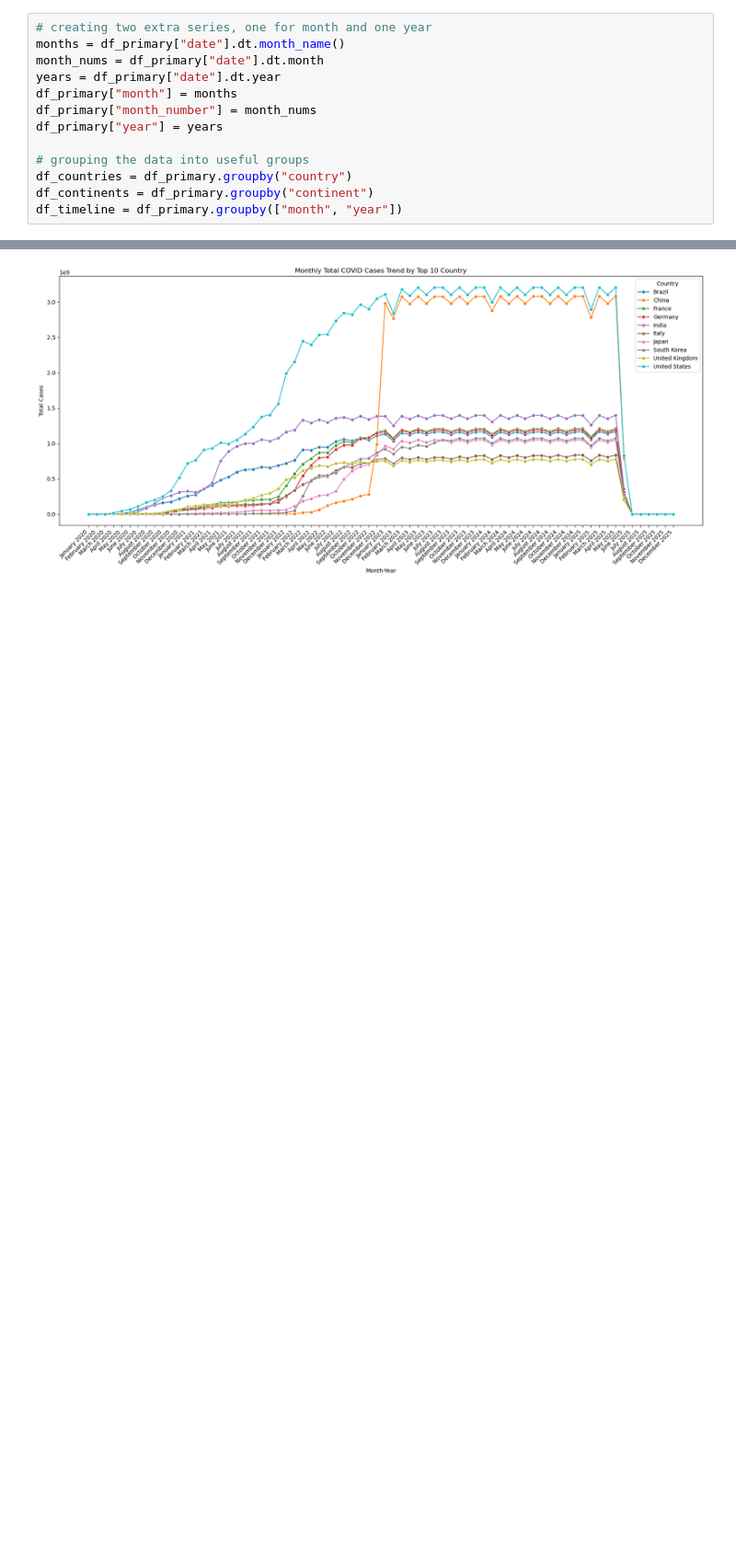
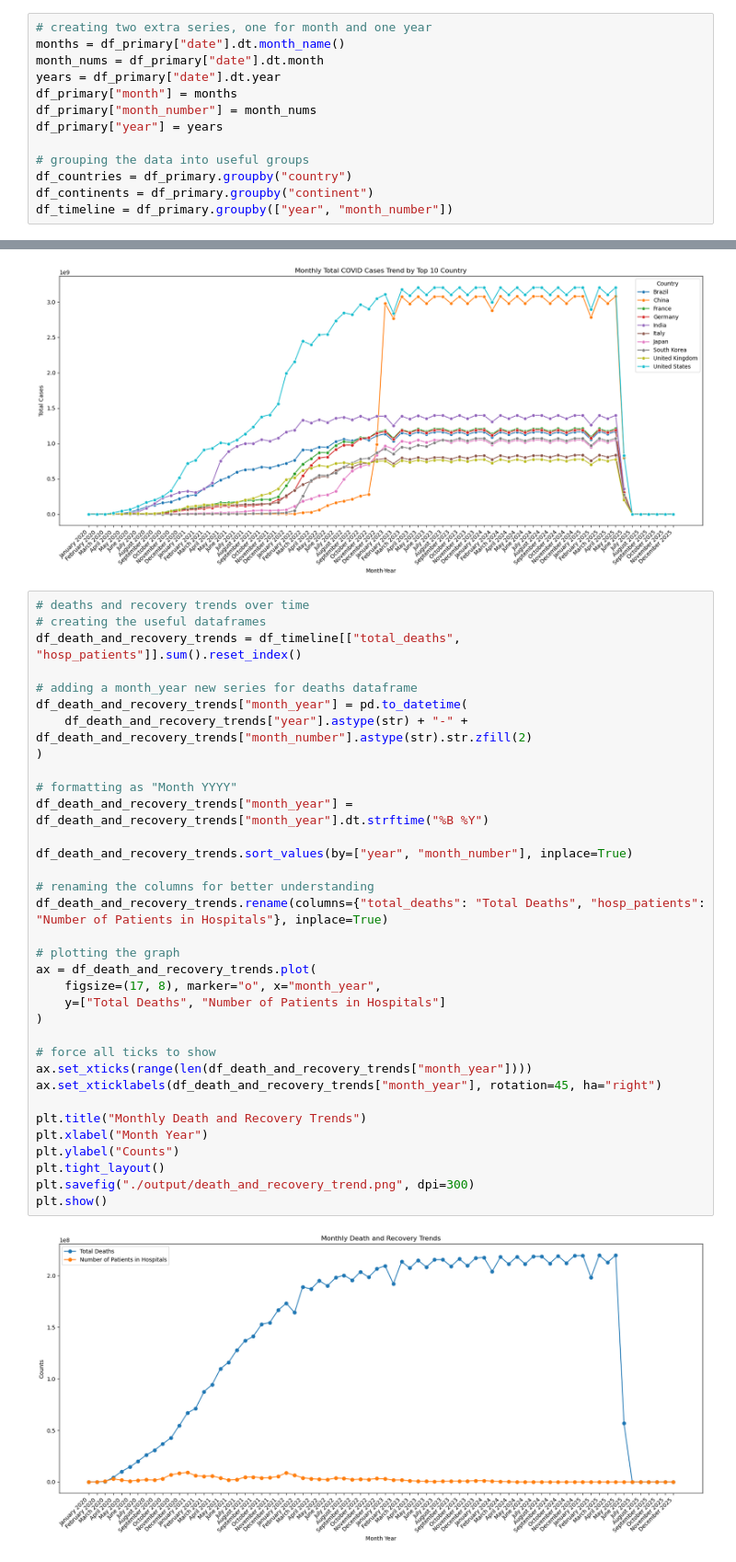
Before and after one commit to HammadAli132/COVID-19-Data-Analysis, a Jupyter notebook: covid-19-data-analysis.ipynb, the cells around one changed output, grey strips where cells are left out. Shown at 92% size. Saved outputs shown, nothing was run; the diff lists cells and outputs as text; blank space fills up the shorter version.

Commit message:
Death and recovery trend done

```diff
--- a/covid-19-data-analysis.ipynb
+++ b/covid-19-data-analysis.ipynb
@@ -52,7 +52,7 @@ df_primary["year"] = years
 # grouping the data into useful groups
 df_countries = df_primary.groupby("country")
 df_continents = df_primary.groupby("continent")
-df_timeline = df_primary.groupby(["month", "year"])
+df_timeline = df_primary.groupby(["year", "month_number"])
 # %% [markdown]
 # Trend Analysis
 # %%
@@ -97,3 +97,39 @@ plt.savefig("./output/monthly_cases_trend.png", dpi=300)
 plt.show()
 # %% [output]
 [figure]
+# %%
+# deaths and recovery trends over time
+# creating the useful dataframes
+df_death_and_recovery_trends = df_timeline[["total_deaths", "hosp_patients"]].sum().reset_index()
+
+# adding a month_year new series for deaths dataframe
+df_death_and_recovery_trends["month_year"] = pd.to_datetime(
+    df_death_and_recovery_trends["year"].astype(str) + "-" + df_death_and_recovery_trends["month_number"].astype(str).str.zfill(2)
+)
+
+# formatting as "Month YYYY"
+df_death_and_recovery_trends["month_year"] = df_death_and_recovery_trends["month_year"].dt.strftime("%B %Y")
+
+df_death_and_recovery_trends.sort_values(by=["year", "month_number"], inplace=True)
+
+# renaming the columns for better understanding
+df_death_and_recovery_trends.rename(columns={"total_deaths": "Total Deaths", "hosp_patients": "Number of Patients in Hospitals"}, inplace=True)
+
+# plotting the graph
+ax = df_death_and_recovery_trends.plot(
+    figsize=(17, 8), marker="o", x="month_year",
+    y=["Total Deaths", "Number of Patients in Hospitals"]
+)
+
+# force all ticks to show
+ax.set_xticks(range(len(df_death_and_recovery_trends["month_year"])))
+ax.set_xticklabels(df_death_and_recovery_trends["month_year"], rotation=45, ha="right")
+
+plt.title("Monthly Death and Recovery Trends")
+plt.xlabel("Month Year")
+plt.ylabel("Counts")
+plt.tight_layout()
+plt.savefig("./output/death_and_recovery_trend.png", dpi=300)
+plt.show()
+# %% [output]
+[figure, added]
```
Also changed, not shown: 2 other files.
